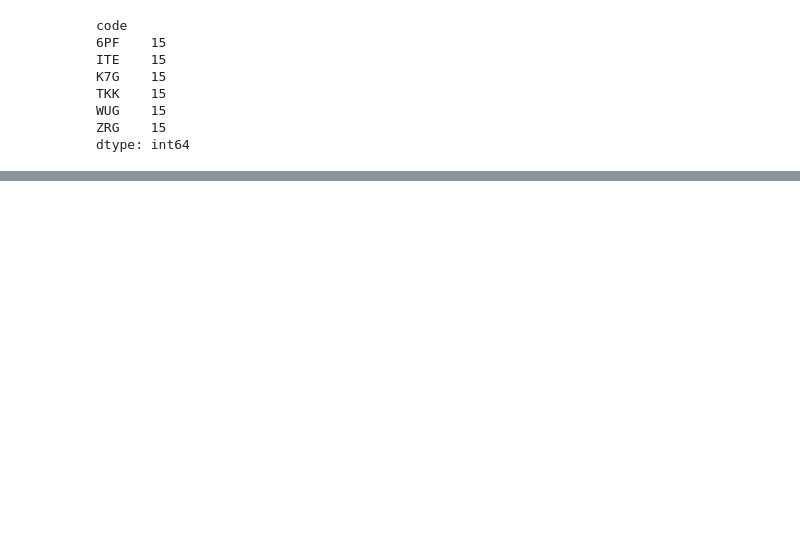
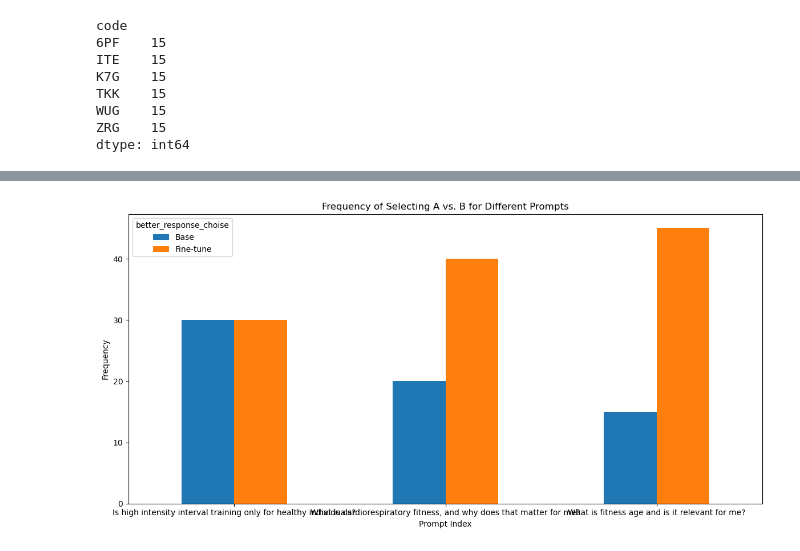
Before and after one commit to Hamxea/llm_feedback_evaluation, a Jupyter notebook: analysis/data_analysis.ipynb, the cells around one changed output, grey strips where cells are left out. Drawn from its saved outputs; the diff is of its cells as text; code cells hidden in the pictures; blank space fills up the shorter version.

```diff
--- a/analysis/data_analysis.ipynb
+++ b/analysis/data_analysis.ipynb
@@ -273,0 +308,20 @@ df_expert_comparison_prompt
+# %%
+from textblob import TextBlob
+
+# Define a function to calculate sentiment based on feedback
+def calculate_sentiment(feedback):
+    if pd.isna(feedback):
+        return 0  # Neutral sentiment for missing feedback
+    analysis = TextBlob(feedback)
+    if analysis.sentiment.polarity > 0:
+        return 1  # Positive sentiment
+    elif analysis.sentiment.polarity < 0:
+        return -1  # Negative sentiment
+    else:
+        return 0  # Neutral sentiment
+
+# Apply the sentiment calculation to the feedback column
+df['sentiment'] = df['feedback'].apply(calculate_sentiment)
+
+# Display the first few rows to check the sentiment values
+df[['feedback', 'sentiment']].head()
@@ -273,0 +335,4 @@ df_expert_comparison_prompt
+# %%
+# Calculate the response length based on the feedback column
+df['response_length'] = df['feedback'].apply(lambda x: len(str(x)))
+df
@@ -274,17 +404,24 @@ df_expert_comparison_prompt
+# %%
+# save df to '../data/feedback_log_preprocessed.csv'
+# delete rows where code = 'ASO'
+df = df[df['code'] != 'ASO']
+df.to_csv('../data/feedback_log_preprocessed.csv', index=False)
 # %%
 import matplotlib.pyplot as plt
 
-# Count the number of times A and B were selected for each prompt
-comparison_counts = df.groupby(['prompt_index', 'comparison']).size().unstack(fill_value=0)
+# Count the number of times A and B were selected for better_response_choise prompt
+comparison_counts = df.groupby(['prompt_detail', 'better_response_choise']).size().unstack(fill_value=0)
 
 # Plot the bar chart
 comparison_counts.plot(kind='bar', figsize=(12, 6))
 plt.title('Frequency of Selecting A vs. B for Different Prompts')
 plt.xlabel('Prompt Index')
 plt.ylabel('Frequency')
-plt.legend(title='Comparison', labels=['A', 'B'])
+plt.legend(title='better_response_choise', labels=['Base', 'Fine-tune'])
 plt.xticks(rotation=0)
 plt.tight_layout()
 
 # Display the plot
 plt.show()
+# %% [output]
+[figure, added]
```
Also changed, not shown: parts of 44 cells of this notebook, 8 other files.
